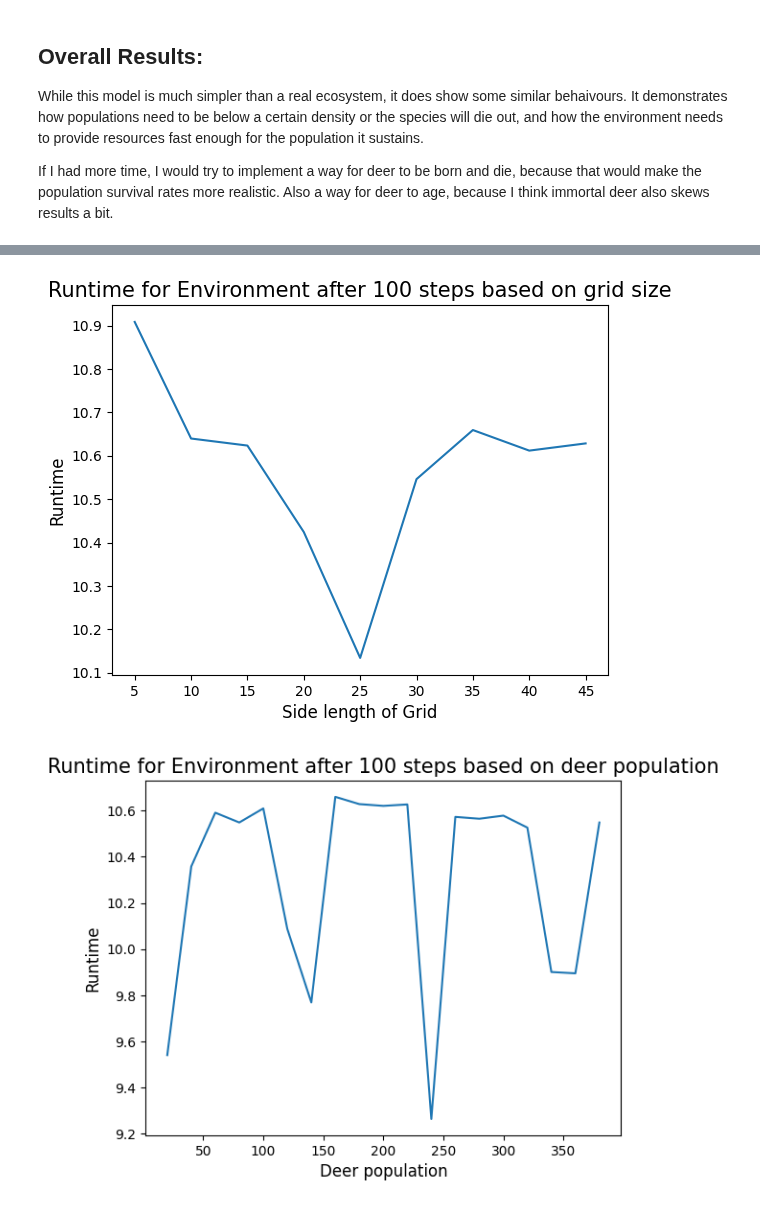
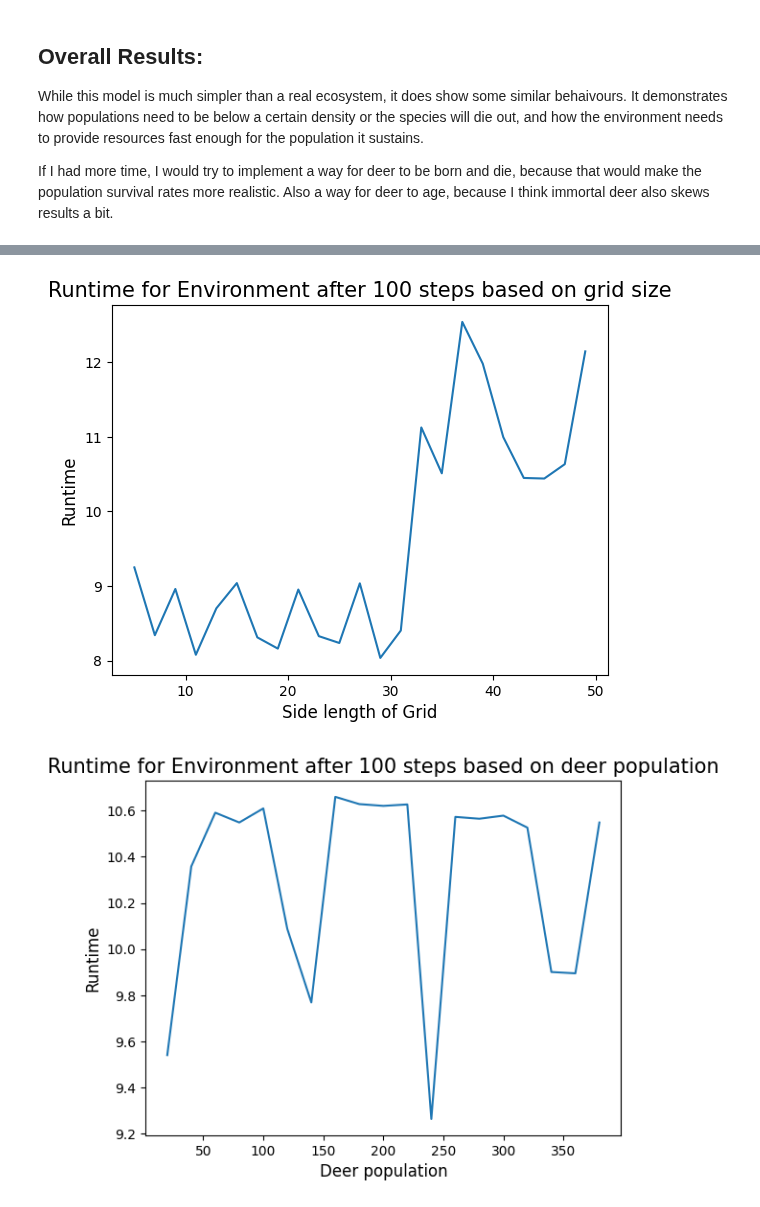
Before and after one commit to alirempel/cap-comp215, a Jupyter notebook: project2.ipynb, the cells around one changed output, grey strips where cells are left out. Saved outputs shown, nothing was run; the diff lists cells and outputs as text; code cells hidden in the pictures.

```diff
--- a/project2.ipynb
+++ b/project2.ipynb
@@ -401,30 +411,30 @@ def run_model_x_times(model,x):
 # %%
 
 def get_model_runtime_cellsize(ns,steps):
   """ Time how long the model runs takes with varying graph sizes"""
   xpoints = []
   ypoints = []
 
   for n in ns:
     xpoints.append(n)
     deers = Deer.make_deer(num_deer=10, n=n)
     model = Environment(n=n, deers=deers, p=0.3)
     ypoints.append(timeit(lambda: run_model_x_times(model,steps)))
 
   return xpoints,ypoints
 
 def plot_gmrcs(ns,steps):
   """ Plot the runtimes for the reachable_nodes function for n trials"""
   xs,ys = get_model_runtime_cellsize(ns,steps)
   plt.plot(xs, ys)
   plt.xlabel("Side length of Grid", size=12)
   plt.ylabel("Runtime", size=12)
   plt.title(f"Runtime for Environment after {steps} steps based on grid size", size=15)
 
-ns = range(5,50,5)
+ns = range(5,50,2)
 plot_gmrcs(ns,steps)
 # %% [output]
-[figure, old version]
+[figure, new version]
 # %%
 def get_model_runtime_deer_pop(num_deer,steps):
   """ Time how long the model runs takes with varying graph sizes"""
```
Also changed, not shown: parts of 6 cells of this notebook.
